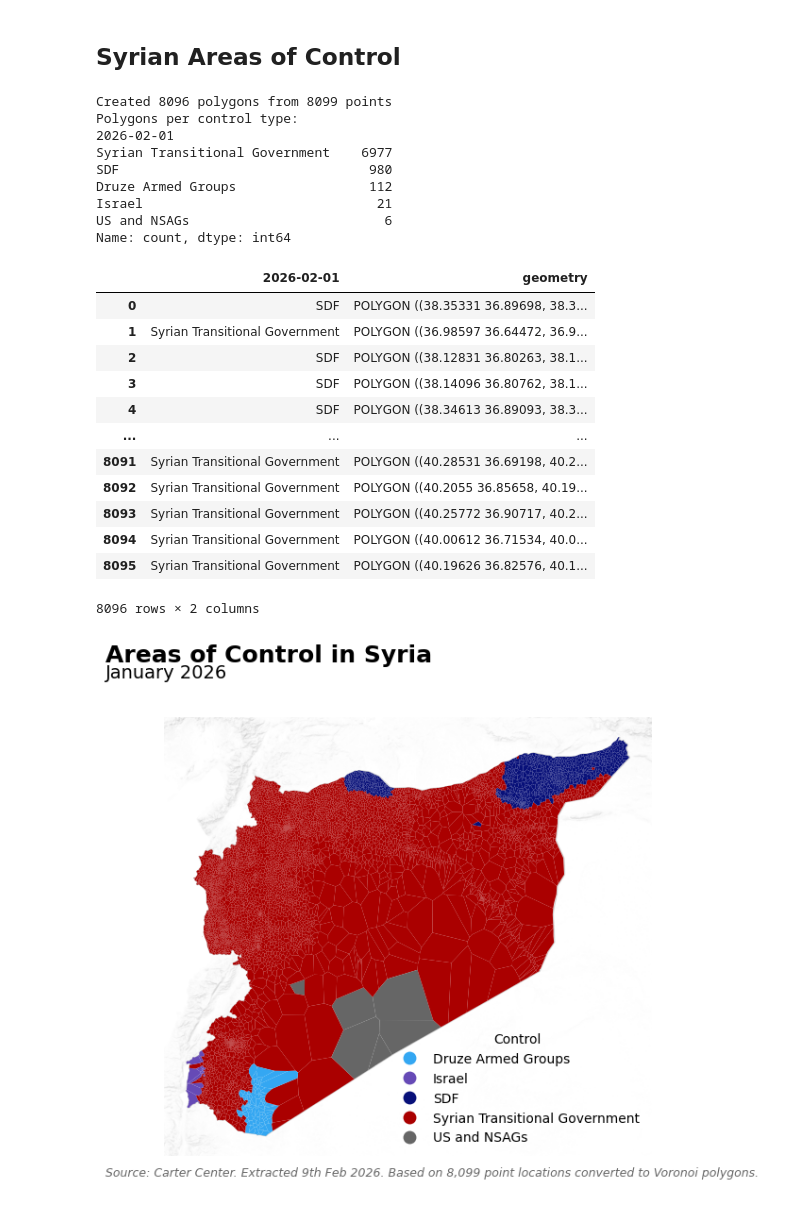
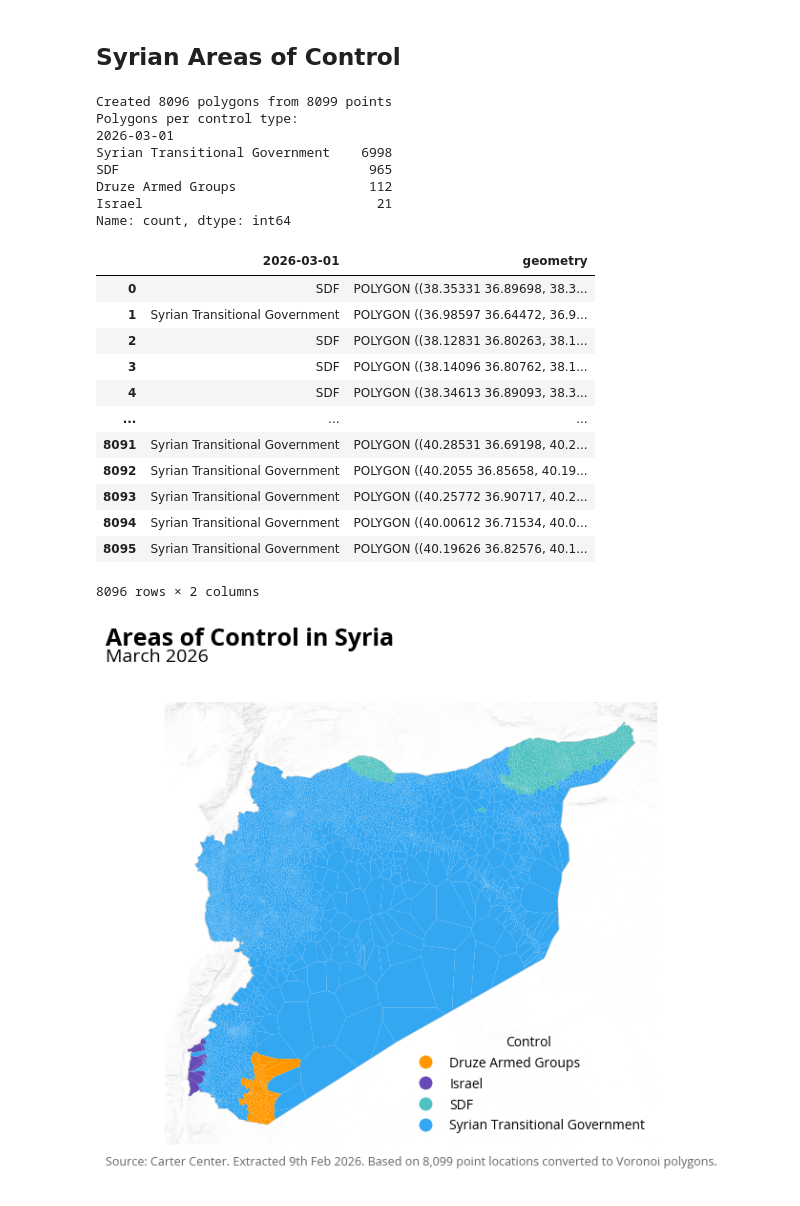
Before and after one commit to datapartnership/syria-economic-monitor, a Jupyter notebook: notebooks/conflict/acled_post_assad.ipynb, the cells around one changed output. Drawn from its saved outputs; the diff is of its cells as text; code cells hidden in the pictures.

Commit message:
areas of control update

```diff
--- a/notebooks/conflict/acled_post_assad.ipynb
+++ b/notebooks/conflict/acled_post_assad.ipynb
@@ -272,7 +272,7 @@ conflict_pc_diff_melted = conflict_pc_diff_melted[conflict_pc_diff_melted['categ
 
 conflict_pc_diff_melted = syria_h3.merge(conflict_pc_diff_melted, on='h3_index', how='left')
 # %%
-areas_of_control = pd.read_excel('../../data/boundaries/Copy of 2026.02.01_TCC_AoC.xlsx')
+areas_of_control = pd.read_excel('../../data/boundaries/2026.03.01_TCC_AoC.xlsx')
 areas_of_control.rename(columns={'Longitude': 'longitude', 'Latitude': 'latitude'}, inplace=True)
 # %%
 areas_of_control = processing.convert_to_gdf(areas_of_control)
@@ -561,7 +606,7 @@ plot_wordcloud_comparison(
 # %% [markdown]
 ## Syrian Areas of Control
 # %%
-areas_of_control['2026-02-01'] = areas_of_control['2026-02-01'].replace({'US And NSAGs': 'US and NSAGs'})
+areas_of_control['2026-03-01'] = areas_of_control['2026-03-01'].replace({'US And NSAGs': 'US and NSAGs'})
 # %%
 from scipy.spatial import Voronoi
 from shapely.geometry import Polygon
@@ -655,30 +700,29 @@ for i, region in enumerate(regions):
     # Only keep valid polygons
     if not clipped.is_empty and clipped.area > 0:
         control_polygons.append(clipped)
-        control_values.append(areas_of_control.iloc[i]['2026-02-01'])
+        control_values.append(areas_of_control.iloc[i]['2026-03-01'])
 
 # Create new GeoDataFrame with polygons
 areas_of_control_polygons = gpd.GeoDataFrame({
-    '2026-02-01': control_values,
+    '2026-03-01': control_values,
     'geometry': control_polygons
 }, crs=areas_of_control.crs)
 
 print(f"Created {len(areas_of_control_polygons)} polygons from {len(areas_of_control)} points")
 print(f"Polygons per control type:")
-print(areas_of_control_polygons['2026-02-01'].value_counts())
+print(areas_of_control_polygons['2026-03-01'].value_counts())
 
 areas_of_control_polygons
 # %% [output]
 Created 8096 polygons from 8099 points
 Polygons per control type:
-2026-02-01
-Syrian Transitional Government    6977
-SDF                                980
+2026-03-01
+Syrian Transitional Government    6998
+SDF                                965
 Druze Armed Groups                 112
 Israel                              21
-US and NSAGs                         6
 Name: count, dtype: int64
-|  | 2026-02-01 | geometry |
+|  | 2026-03-01 | geometry |
 | 0 | SDF | POLYGON ((38.35331 36.89698, 38.3... |
 | 1 | Syrian Transitional Government | POLYGON ((36.98597 36.64472, 36.9... |
 | 2 | SDF | POLYGON ((38.12831 36.80263, 38.1... |
@@ -696,9 +740,30 @@ import matplotlib.pyplot as plt
 import contextily as ctx
 from matplotlib.colors import ListedColormap
 
-# World Bank categorical colors
-wb_colors = ['#34A7F2', '#FF9800', '#664AB6', '#4EC2C0', '#F3578E',
-             '#081079', '#0C7C68', '#AA0000', '#DDDA21', '#666666']
+# Get unique categories in sorted order (same order geopandas uses)
+categories = sorted(areas_of_control_polygons['2026-03-01'].dropna().unique())
+
+# Build color mapping: Syrian Transitional Government = blue, reassign other blues to red
+base_colors = ['#FF9800', '#664AB6', '#4EC2C0', '#F3578E',
+               '#081079', '#0C7C68', '#AA0000', '#DDDA21', '#666666', '#8B4513']
+color_map = {}
+non_stg_idx = 0
+for cat in categories:
+    if 'transitional' in cat.lower():
+        color_map[cat] = '#34A7F2'  # Blue for Syrian Transitional Government
+    else:
+        color_map[cat] = base_colors[non_stg_idx % len(base_colors)]
+        non_stg_idx += 1
+
+# Replace the first non-STG color that was originally blue with red
+# The first category (alphabetically) that isn't STG gets the first base color
+# Manually set: if any category got #34A7F2 by accident, override to red
+for cat in color_map:
+    if color_map[cat] == '#34A7F2' and 'transitional' not in cat.lower():
+        color_map[cat] = '#AA0000'
+
+# Create ordered color list matching sorted categories
+ordered_colors = [color_map[cat] for cat in categories]
 
 # Create figure
 fig, ax = plt.subplots(figsize=(8, 6))
@@ -706,41 +771,41 @@ fig, ax = plt.subplots(figsize=(8, 6))
 # Plot the areas of control with legend
 gdf_plot = areas_of_control_polygons.to_crs(epsg=3857)
 gdf_plot.plot(
-    column='2026-02-01',
+    column='2026-03-01',
     ax=ax,
     legend=True,
     categorical=True,
-    cmap=ListedColormap(wb_colors),
+    cmap=ListedColormap(ordered_colors),
     alpha=1.0,
     edgecolor='none',
     linewidth=0,
     legend_kwds={'loc': 'lower right', 'frameon': False, 'title': 'Control', 'fontsize': 10}
 )
 
 # Add basemap
 ctx.add_basemap(
     ax,
     source=MAPBOX_BASEMAP_URL,
     alpha=0.3,
     zoom='auto',
     zorder=0
 )
 
 # Remove axes
 ax.set_axis_off()
 
 # Add title and subtitle
 fig.suptitle('Areas of Control in Syria', fontsize=18, fontweight='bold', x=0.10, ha='left', y=0.96)
-fig.text(0.10, 0.90, 'January 2026', fontsize=14, ha='left')
+fig.text(0.10, 0.90, 'March 2026', fontsize=14, ha='left')
 
 # Add source note
 fig.text(0.10, 0.02, f'Source: Carter Center. Extracted 9th Feb 2026. Based on 8,099 point locations converted to Voronoi polygons.',
          fontsize=9, ha='left', style='italic', color='#666666')
 
 plt.tight_layout(rect=[0, 0.03, 1, 0.92])
 plt.show()
 # %% [output]
-[figure, old version]
+[figure, new version]
 # %%
 # Check available date columns in areas_of_control
 date_columns = [col for col in areas_of_control.columns if col not in ['latitude', 'longitude', 'geometry']]
```
Also changed, not shown: parts of 10 cells of this notebook.
